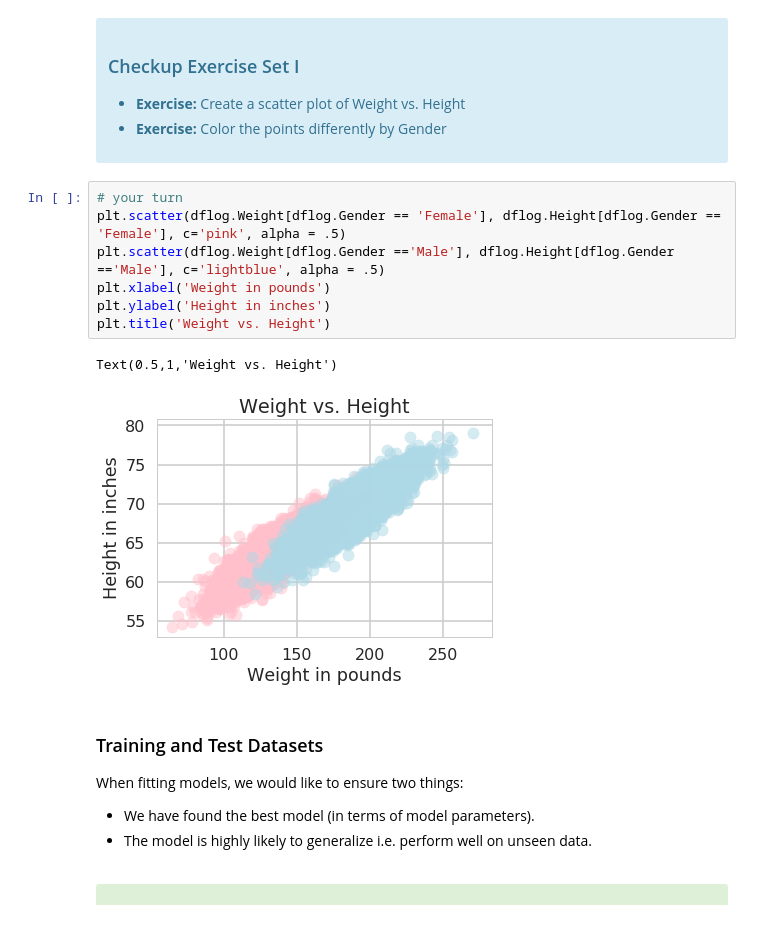
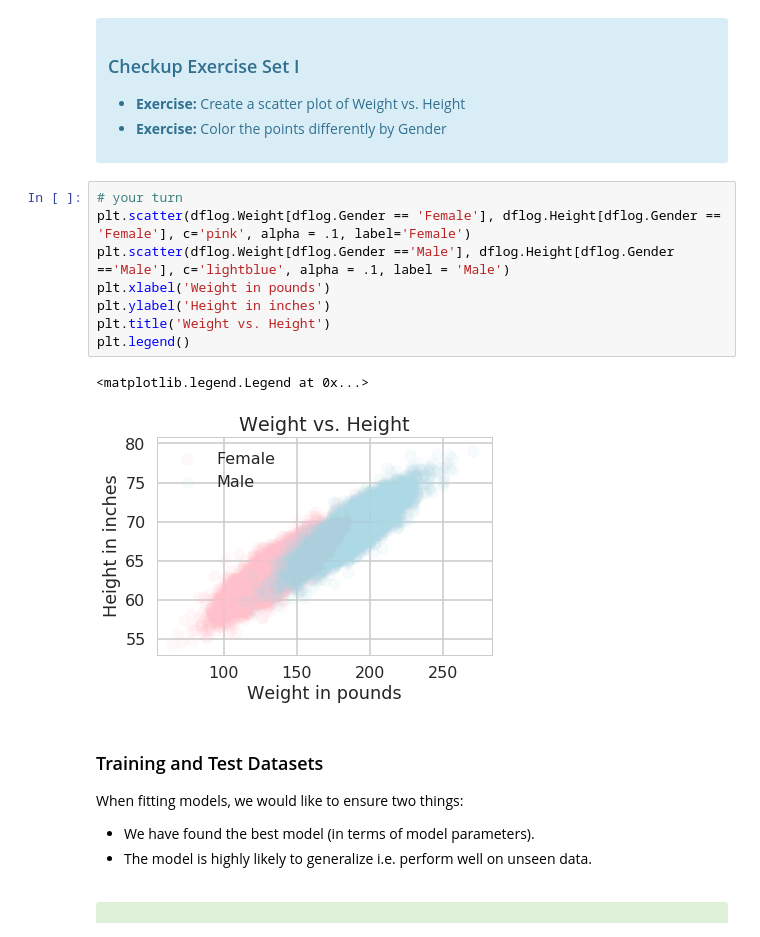
Before and after one commit to SethDKelly/Springboard, a Jupyter notebook: sec11/logistic_regression/Mini_Project_Logistic_Regression.ipynb, the cells around one changed output. Cells and saved outputs as stored; diff of their text form.

```diff
--- a/sec11/logistic_regression/Mini_Project_Logistic_Regression.ipynb
+++ b/sec11/logistic_regression/Mini_Project_Logistic_Regression.ipynb
@@ -122,14 +124,15 @@ with the "response" or "label" $y$ as a plain array of 0s and 1s for binary clas
 </div>
 # %%
 # your turn
-plt.scatter(dflog.Weight[dflog.Gender == 'Female'], dflog.Height[dflog.Gender == 'Female'], c='pink', alpha = .5)
-plt.scatter(dflog.Weight[dflog.Gender =='Male'], dflog.Height[dflog.Gender =='Male'], c='lightblue', alpha = .5)
+plt.scatter(dflog.Weight[dflog.Gender == 'Female'], dflog.Height[dflog.Gender == 'Female'], c='pink', alpha = .1, label='Female')
+plt.scatter(dflog.Weight[dflog.Gender =='Male'], dflog.Height[dflog.Gender =='Male'], c='lightblue', alpha = .1, label = 'Male')
 plt.xlabel('Weight in pounds')
 plt.ylabel('Height in inches')
 plt.title('Weight vs. Height')
+plt.legend()
 # %% [output]
-Text(0.5,1,'Weight vs. Height')
+<matplotlib.legend.Legend at 0x...>
-[figure, old version]
+[figure, new version]
 # %% [markdown]
 ### Training and Test Datasets
 
```
Also changed, not shown: parts of 5 cells of this notebook.
